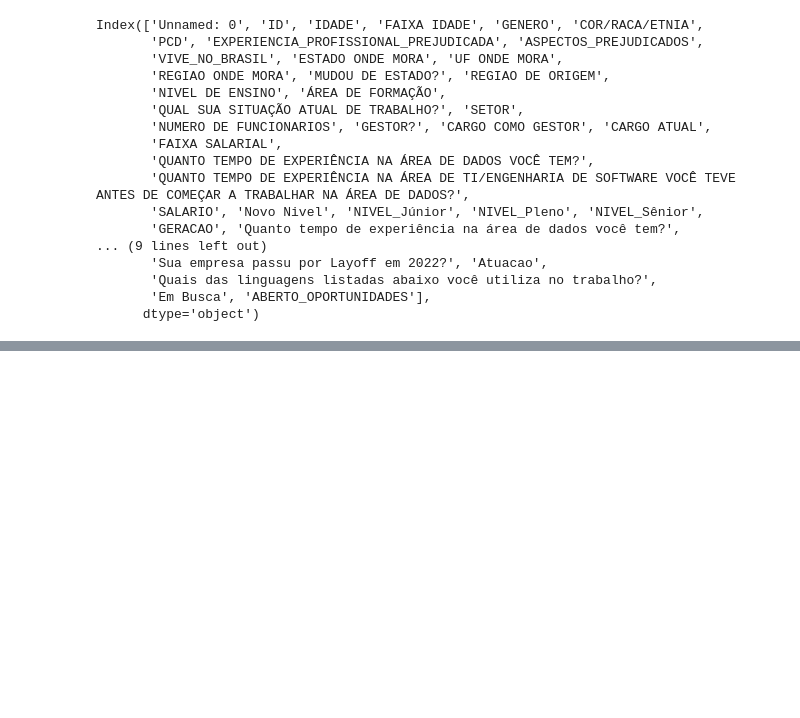
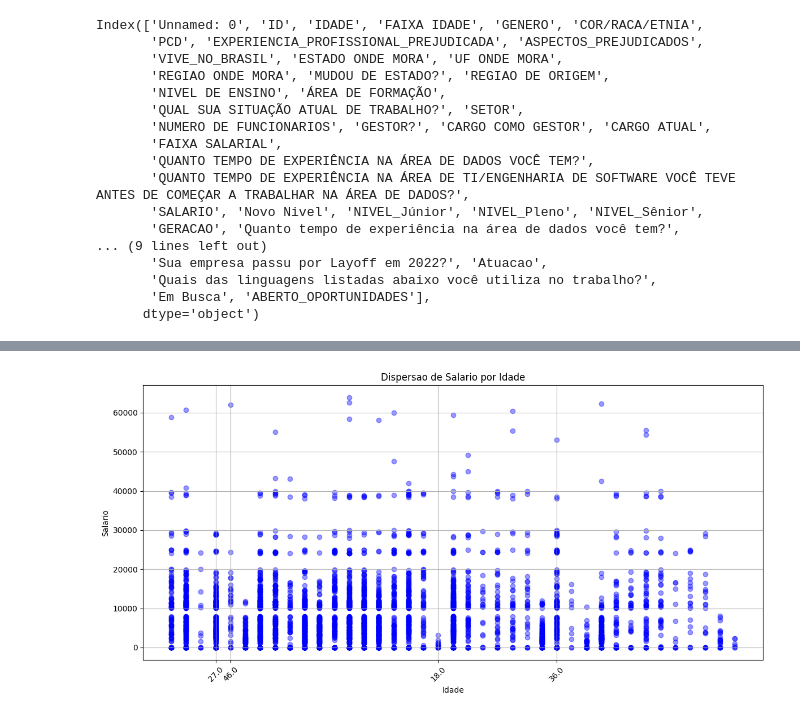
Before and after one commit to alinelima1909/Atividade-notas-dos-alunos_desafio1_python-colab, a Jupyter notebook: Dadosprogramaria13.ipynb, the cells around one changed output, grey strips where cells are left out. Cells and saved outputs as stored; diff of their text form; code cells hidden in the pictures; blank space fills up the shorter version.

```diff
--- a/Dadosprogramaria13.ipynb
+++ b/Dadosprogramaria13.ipynb
@@ -180,0 +296,15 @@ lista_estados = list(dados['UF ONDE MORA'].unique())
+# %%
+import matplotlib.pyplot as plt
+plt.figure(figsize=(12,6))
+plt.scatter(dados['IDADE'], dados['SALARIO'], alpha=0.4, color='blue')
+plt.title('Dispersao de Salario por Idade')
+plt.xlabel('Idade')
+plt.ylabel('Salario')
+#MOSTRAR IDADES 5 EM 5
+Idades = sorted(dados['IDADE'].dropna().unique())
+plt.xticks(Idades[::10], rotation=45)
+plt.grid(True)
+plt.tight_layout()
+plt.show()
+# %% [output]
+[figure, added]
```
Also changed, not shown: parts of 19 cells of this notebook.
